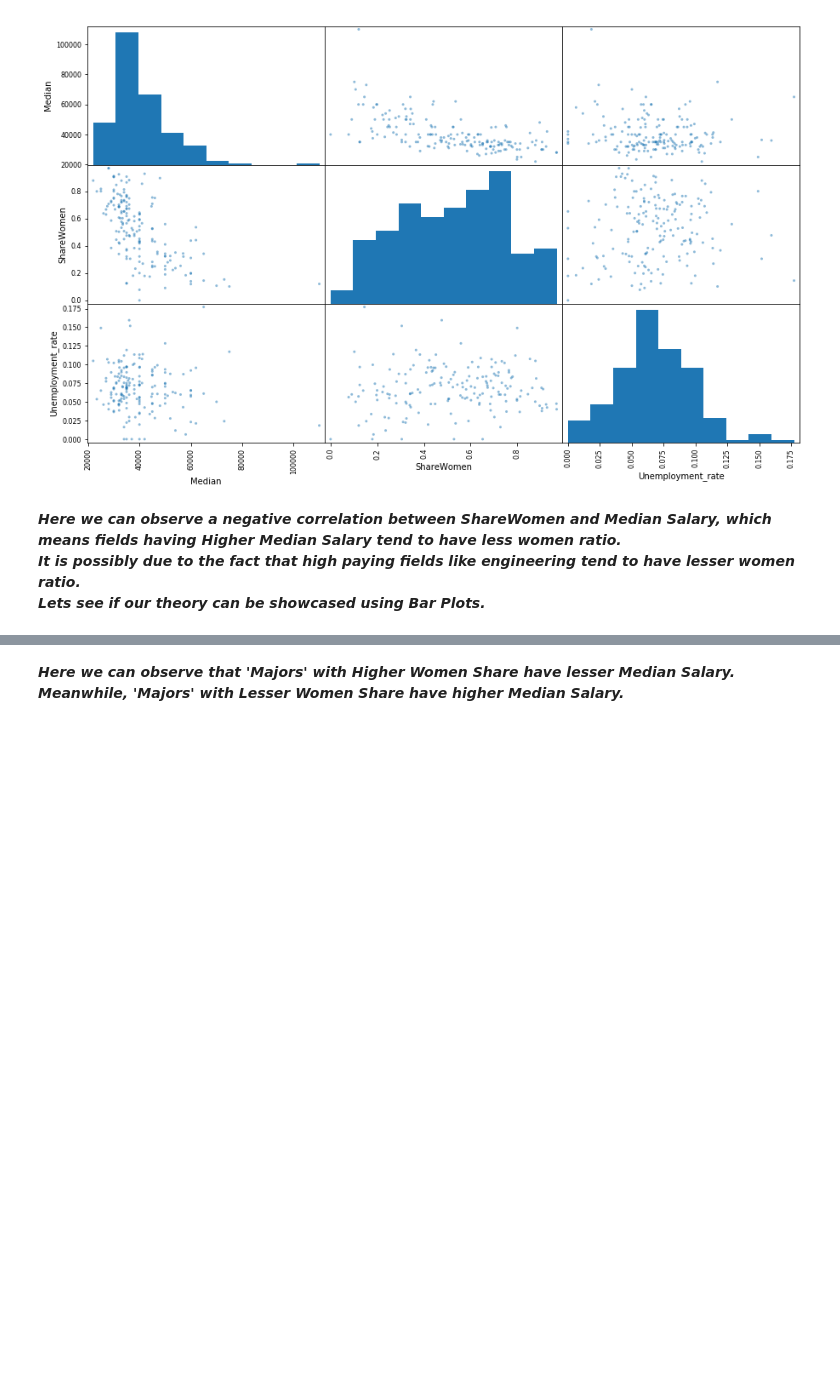
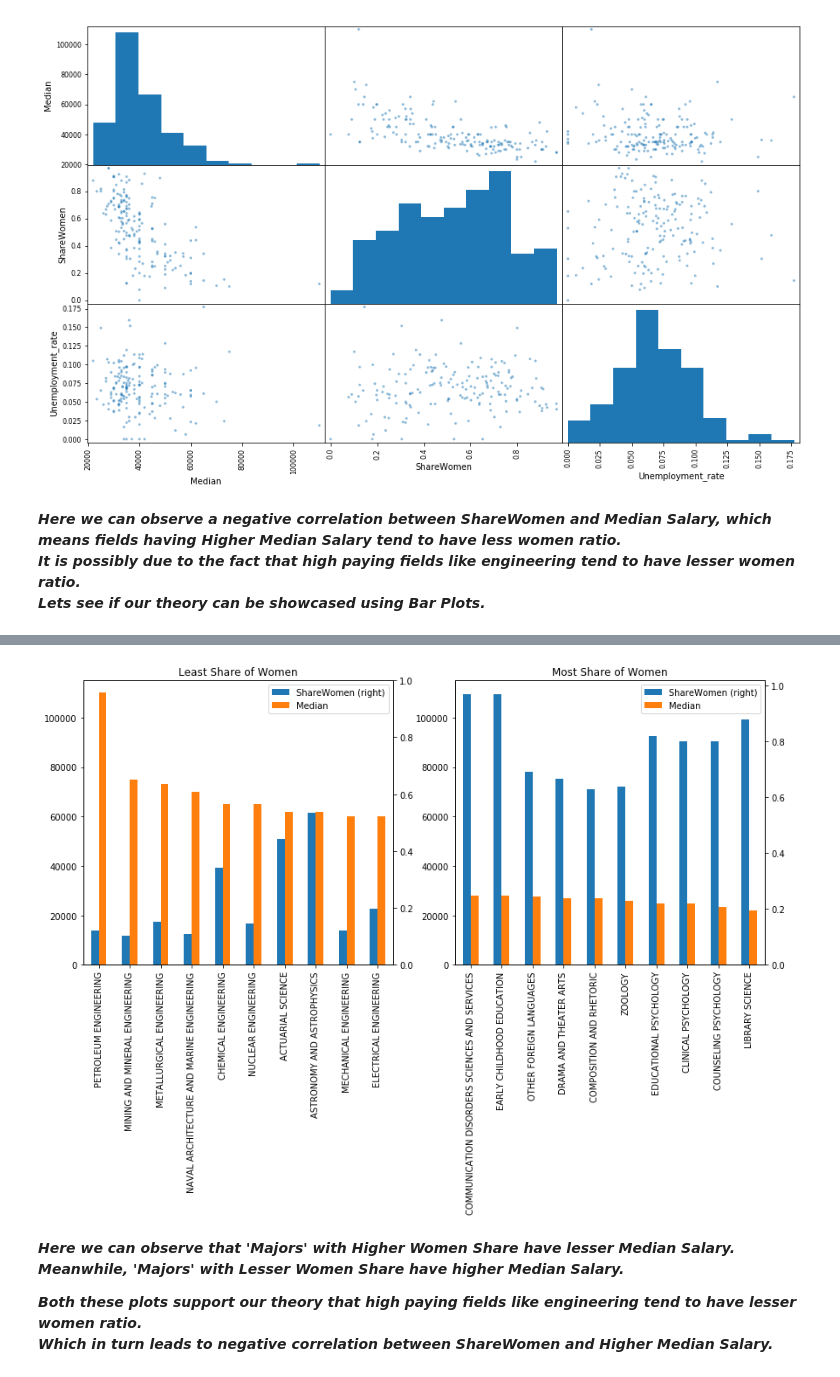
Before and after one commit to nveenverma/Projects, a Jupyter notebook: Data_Visualiation/Visualizing_Earnings_Based_on_College_Majors/Basics.ipynb, the cells around one changed output, grey strips where cells are left out. Drawn from its saved outputs; the diff is of its cells as text; code cells hidden in the pictures; blank space fills up the shorter version.

```diff
--- a/Data_Visualiation/Visualizing_Earnings_Based_on_College_Majors/Basics.ipynb
+++ b/Data_Visualiation/Visualizing_Earnings_Based_on_College_Majors/Basics.ipynb
@@ -205,2 +152,31 @@ plt.show()
+# %%
+import numpy as np
+import matplotlib.pyplot as plt
+
+# Preparing Dataframes for Plotting
+Bottom_10_share_woman = recent_grads[['ShareWomen', 'Median']][:10]
+Bottom_10_share_woman.set_index(recent_grads['Major'][:10], inplace=True)
+
+Top_10_share_woman = recent_grads[['ShareWomen', 'Median']][-10:]
+Top_10_share_woman.set_index(recent_grads['Major'][-10:], inplace=True)
+
+# Plotting Data
+fig = plt.figure(figsize=(14, 6))
+ax1= fig.add_subplot(1, 2, 1)
+ax2= fig.add_subplot(1, 2, 2)
+
+Bottom_10_share_woman.plot.bar(ax=ax1, secondary_y='ShareWomen', title= 'Least Share of Women')
+Top_10_share_woman.plot.bar(ax=ax2, secondary_y='ShareWomen', ylim=(0, 115000), title= 'Most Share of Women')
+
+# Setting up axis
+ax1.set_ylim(0, 115000)
+ax1.set_xlabel('')
+ax2.set_xlabel('')
+ax1.right_ax.set_ylim(0, 1.0)
+plt.show()
+# %% [output]
+[figure, added]
 # %% [markdown]
 ***Here we can observe that 'Majors' with Higher Women Share have lesser Median Salary.<br>Meanwhile, 'Majors' with Lesser Women Share have higher Median Salary.***
+
+***Both these plots support our theory that high paying fields like engineering tend to have lesser women ratio.<br>Which in turn leads to negative correlation between ShareWomen and Higher Median Salary.***
```
Also changed, not shown: parts of 18 cells of this notebook, 2 other files.
